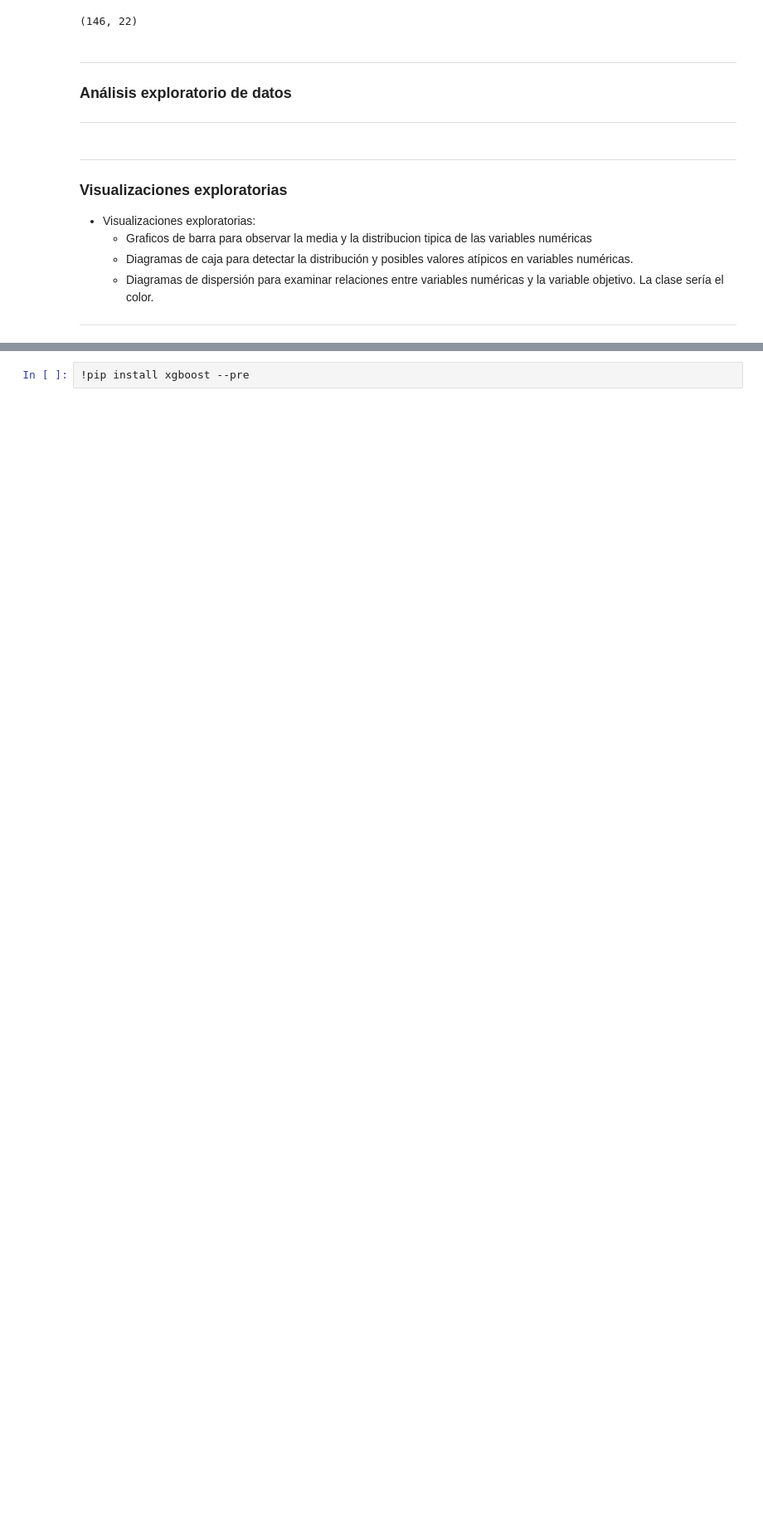
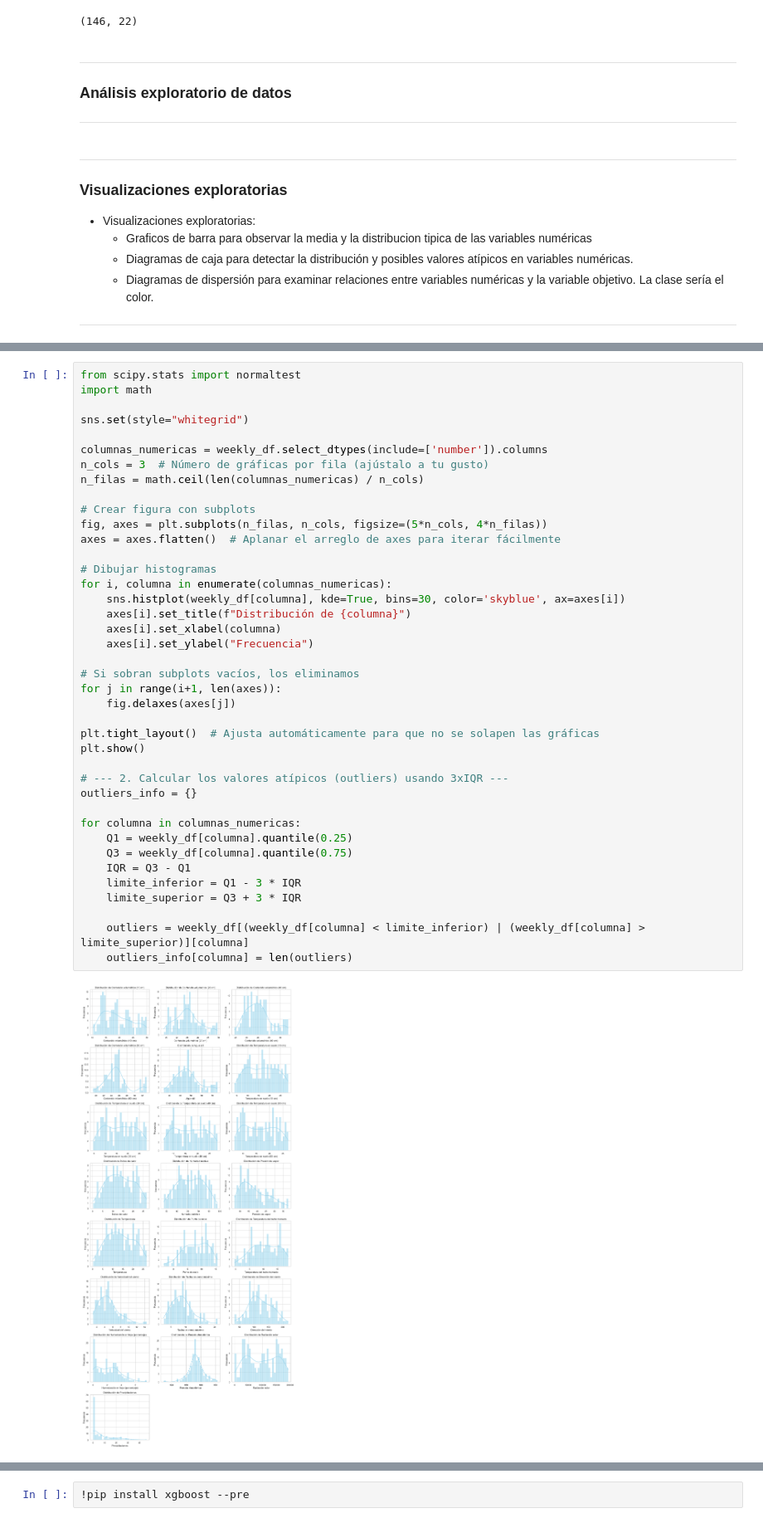
Before and after one commit to rodrigocastroviejo/Optimizacion-de-Riego-Deficitario-Controlado-en-cultivos-Le-osos-Mediante-Machine-Learning, a Jupyter notebook: model/EDA.ipynb, the cells around one changed output, grey strips where cells are left out. Shown at 83% size. Saved outputs shown, nothing was run; the diff lists cells and outputs as text; blank space fills up the shorter version.

```diff
--- a/model/EDA.ipynb
+++ b/model/EDA.ipynb
@@ -584,0 +330,42 @@ Usamos RobustScaler cuando:
+# %%
+from scipy.stats import normaltest
+import math
+
+sns.set(style="whitegrid")
+
+columnas_numericas = weekly_df.select_dtypes(include=['number']).columns
+n_cols = 3  # Número de gráficas por fila (ajústalo a tu gusto)
+n_filas = math.ceil(len(columnas_numericas) / n_cols)
+
+# Crear figura con subplots
+fig, axes = plt.subplots(n_filas, n_cols, figsize=(5*n_cols, 4*n_filas))
+axes = axes.flatten()  # Aplanar el arreglo de axes para iterar fácilmente
+
+# Dibujar histogramas
+for i, columna in enumerate(columnas_numericas):
+    sns.histplot(weekly_df[columna], kde=True, bins=30, color='skyblue', ax=axes[i])
+    axes[i].set_title(f"Distribución de {columna}")
+    axes[i].set_xlabel(columna)
+    axes[i].set_ylabel("Frecuencia")
+
+# Si sobran subplots vacíos, los eliminamos
+for j in range(i+1, len(axes)):
+    fig.delaxes(axes[j])
+
+plt.tight_layout()  # Ajusta automáticamente para que no se solapen las gráficas
+plt.show()
+
+# --- 2. Calcular los valores atípicos (outliers) usando 3xIQR ---
+outliers_info = {}
+
+for columna in columnas_numericas:
+    Q1 = weekly_df[columna].quantile(0.25)
+    Q3 = weekly_df[columna].quantile(0.75)
+    IQR = Q3 - Q1
+    limite_inferior = Q1 - 3 * IQR
+    limite_superior = Q3 + 3 * IQR
+
+    outliers = weekly_df[(weekly_df[columna] < limite_inferior) | (weekly_df[columna] > limite_superior)][columna]
+    outliers_info[columna] = len(outliers)
+# %% [output]
+[figure, added]
```
Also changed, not shown: parts of 13 cells of this notebook.
